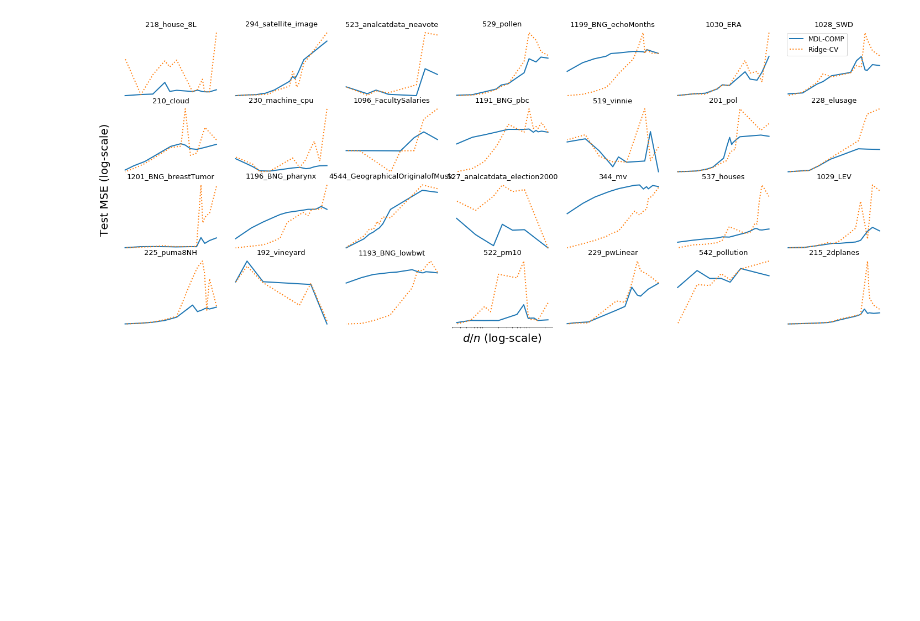
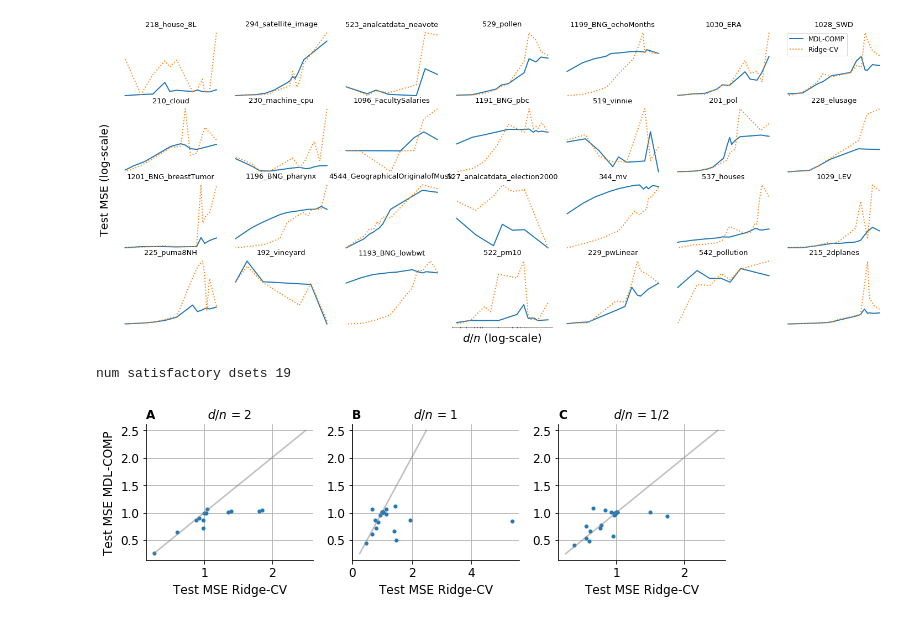
Before and after one commit to csinva/mdl-complexity, a Jupyter notebook: 04_analyze_pmlb.ipynb, the cells around one changed output. Drawn from its saved outputs; the diff is of its cells as text; code cells hidden in the pictures; blank space fills up the shorter version.

```diff
--- a/04_analyze_pmlb.ipynb
+++ b/04_analyze_pmlb.ipynb
@@ -157,32 +157,38 @@ df_all = pd.concat(dfs_list)
 df_all = df_all[df_all['num_features'] >= 6] # remove this to see the really small datasets
 print('num satisfactory dsets', int(df_all.shape[0]/3))
 ratios = [2, 1, 1/2]
 for ratio in ratios:
     def get_mse(row):
     #     print(row['ratio'], row['mse_test'])
         idxs = np.where(row['ratio']==ratio)[0]
         if len(idxs) == 0:
             return np.nan
         return row['mse_test'][idxs[0]]
     df_all[f'mse_{ratio:.2f}'] = df_all.apply(get_mse, axis=1)
 
 
 R, C = 1, 3
 titles = ['2', '1', '1/2']
 plt.figure(figsize=(9, 3))
 lets = ['A', 'B', 'C']
 for c in range(3):
     k = f'mse_{ratios[c]:.2f}'
-    plt.subplot(R, C, c + 1)
+    ax = plt.subplot(R, C, c + 1)
     plt.title(lets[c], loc='left', fontweight='bold')
     plt.plot(df_all[df_all['model_type']=='ridge'][k],
              df_all[df_all['model_type']=='mdl_m1'][k], '.')
     plt.xlabel('Test MSE Ridge-CV')
-    plt.title('d/n = ' + titles[c])
+    plt.title('$d/n$ = ' + titles[c])
     if c == 0:
         plt.ylabel('Test MSE MDL-COMP')
     plt.plot([0.25, 2.5], [0.25, 2.5], color='gray', alpha=0.5)
+    ax.spines['right'].set_visible(False)
+    ax.spines['top'].set_visible(False)
+
     plt.grid()
 plt.tight_layout()
 plt.savefig(oj(save_dir, 'fig_pmlb.pdf'))
 plt.show()
+# %% [output]
+num satisfactory dsets 19
+[figure, added]
```
Also changed, not shown: 2 other files.
